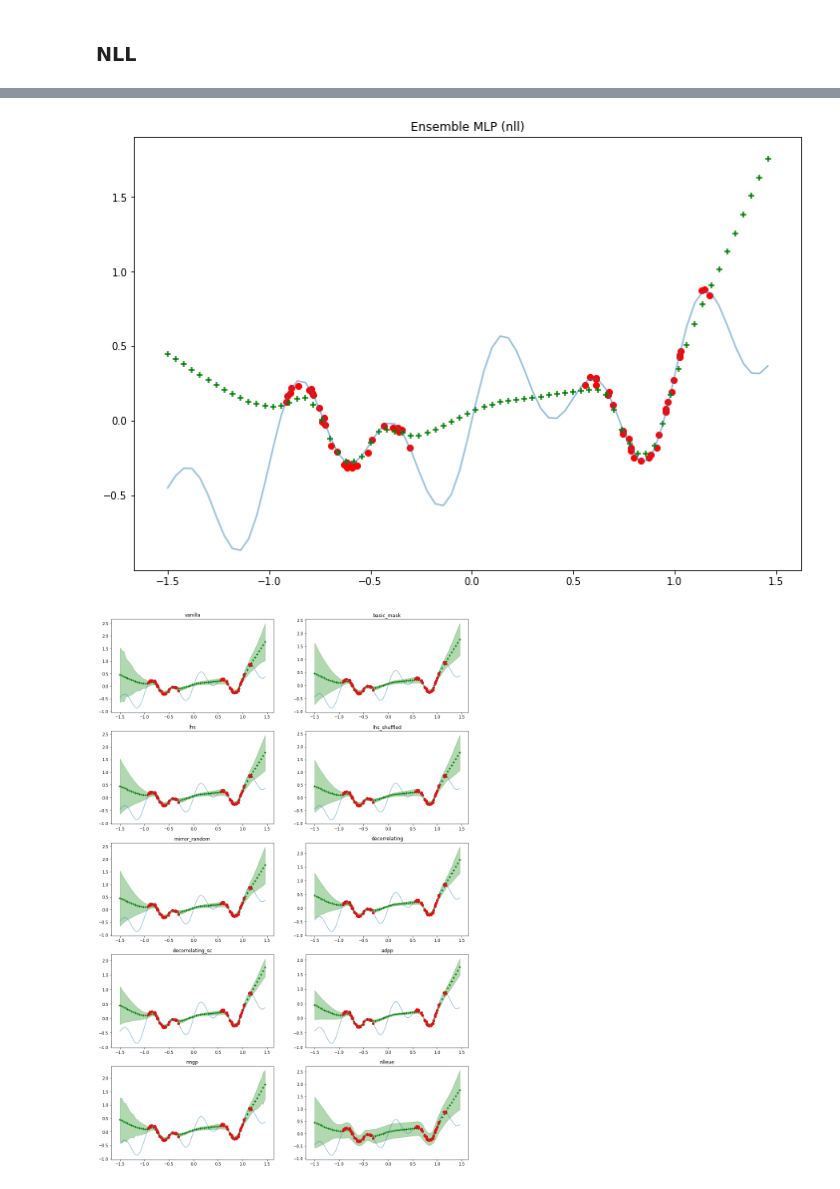
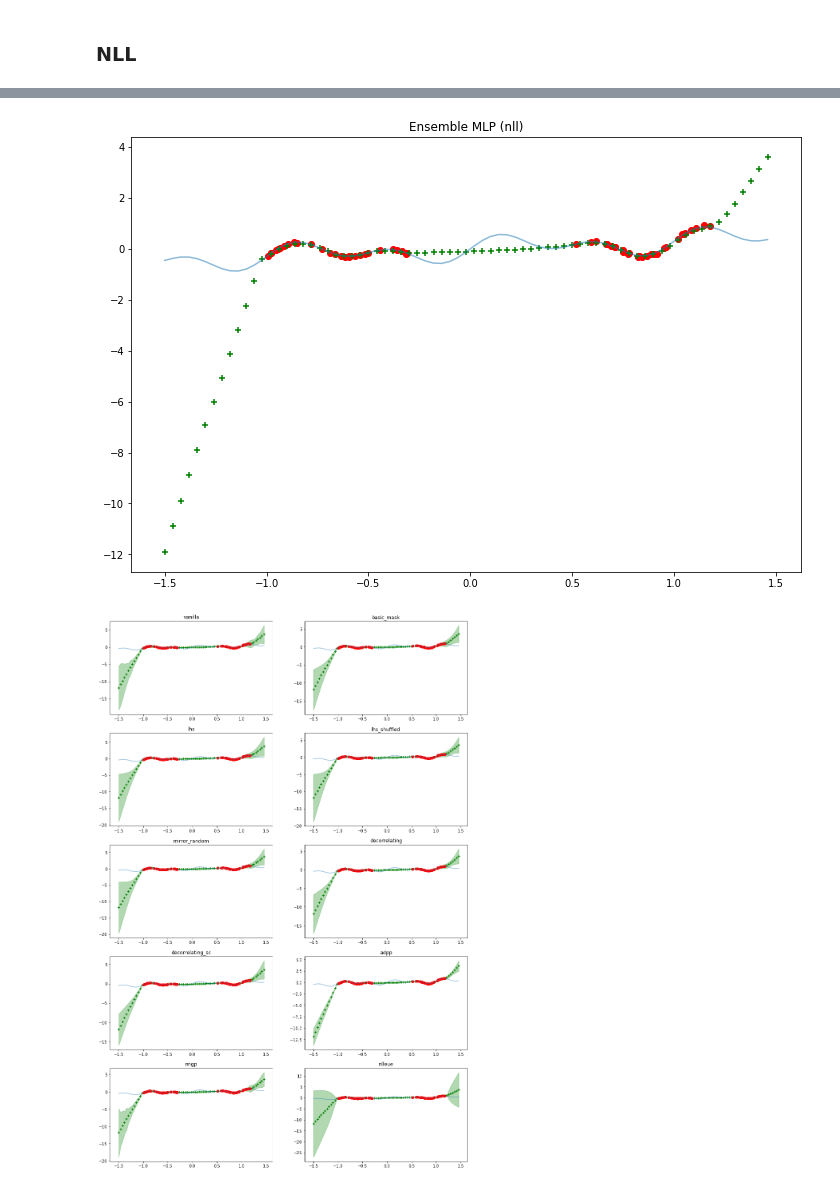
Before and after one commit to stat-ml/alpaca, a Jupyter notebook: experiments/ensemble-masks.ipynb, the cells around one changed output, grey strips where cells are left out. Drawn from its saved outputs; the diff is of its cells as text; code cells hidden in the pictures.

```diff
--- a/experiments/ensemble-masks.ipynb
+++ b/experiments/ensemble-masks.ipynb
@@ -211,16 +231,15 @@ models['ensemble_nll'].fit((x_train, y_train), (x_train, y_train), patience=conf
 # %%
 # Train model
-
-y_pred = models['ensemble_nll'](x_true).cpu().numpy()[0, :]
+y_pred = models['ensemble_nll'](x_true).cpu().numpy()[:, 0]
 
 plt.figure(figsize=(12, 8))
 plt.title('Ensemble MLP (nll)')
 plt.plot(x_true, y_true, alpha=0.5)
 plt.scatter(x_train, y_train, color='red')
 plt.scatter(x_true, y_pred, color='green', marker='+')
 plt.show()
 # %% [output]
-[figure, old version]
+[figure, new version]
 # %%
 # Evaluate UQ and plot the results
 plt.figure(figsize=(16, 30))
@@ -262,4 +281,4 @@ estimations = eue.estimate(x_true)
 plt.subplot(6, 2, len(masks)+2)
 make_uq_graph('nlleue', estimations)
 # %% [output]
-[figure, old version]
+[figure, new version]
```
Also changed, not shown: parts of 6 cells of this notebook.
